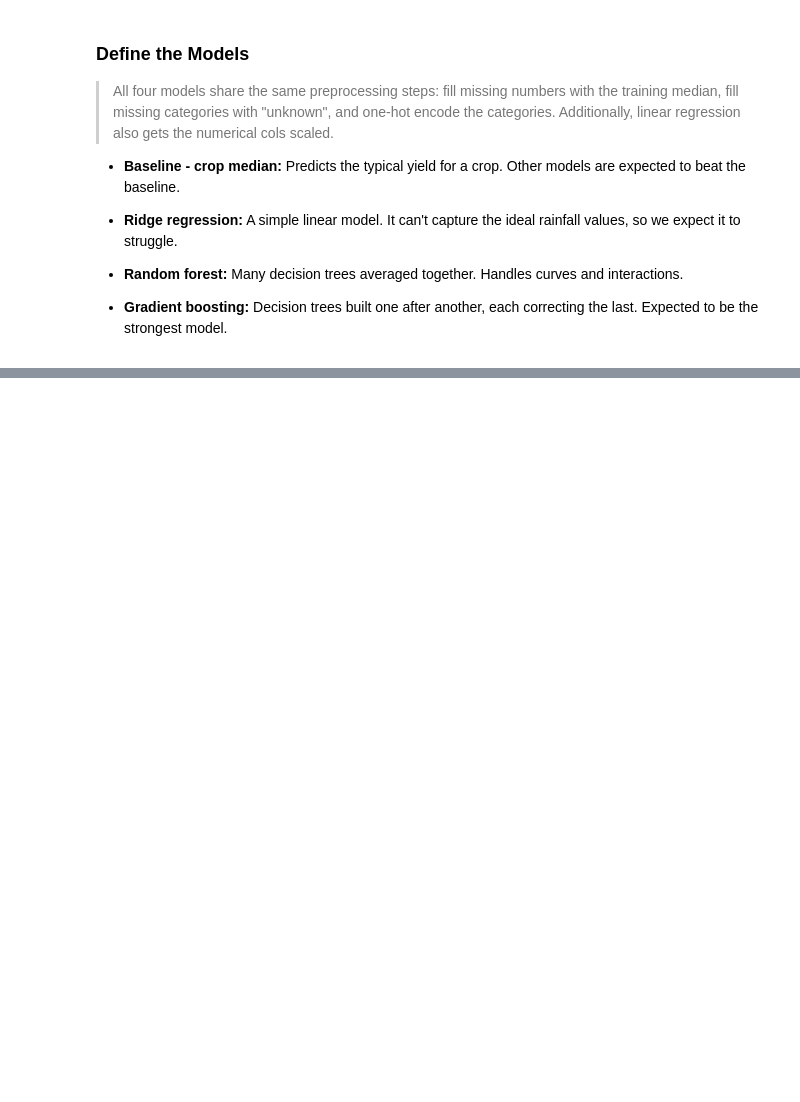
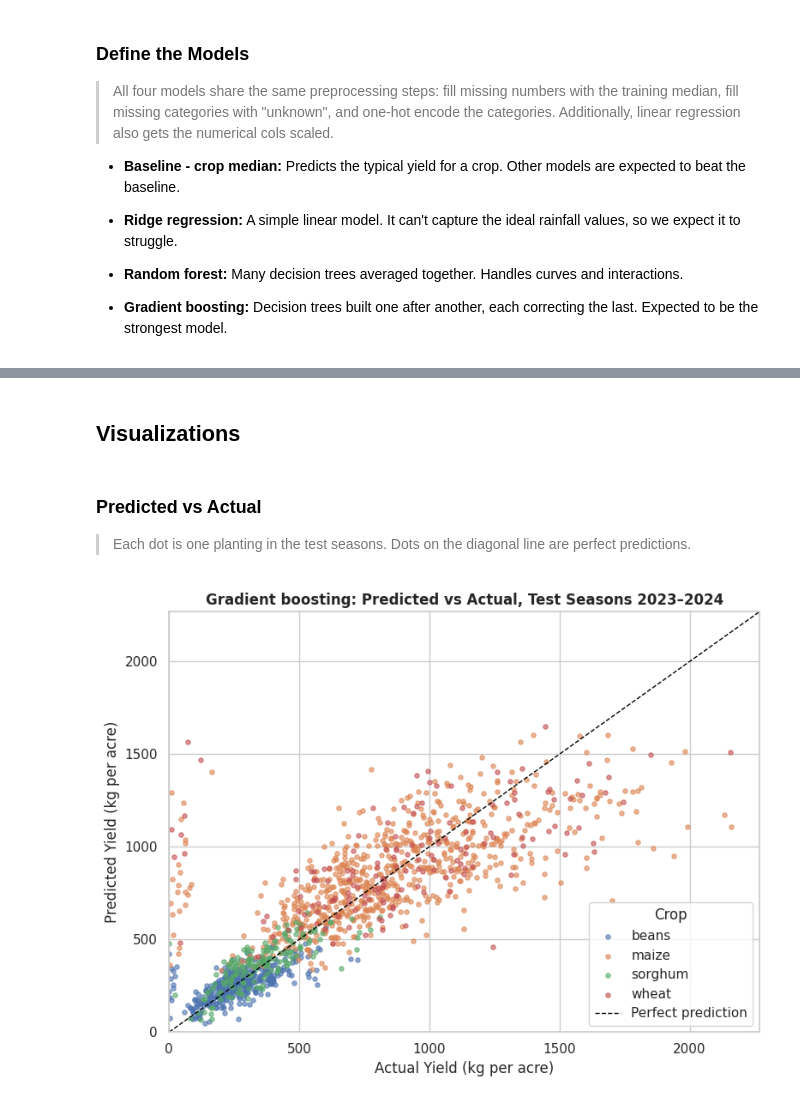
Before and after one commit to edi-kanyua/Predictive-Modeling-in-Agriculture, a Jupyter notebook: Yield_Model.ipynb, the cells around one changed output, grey strips where cells are left out. Saved outputs shown, nothing was run; the diff lists cells and outputs as text; code cells hidden in the pictures; blank space fills up the shorter version.

```diff
--- a/Yield_Model.ipynb
+++ b/Yield_Model.ipynb
@@ -138,0 +269,10 @@ Target dimensions: (2996,) (1455,)
+# %%
+# Scoring by crops
+by_crop = []
+for crop, grp in test.assign(pred=pred_test).groupby("crop"):
+    by_crop.append({"crop": crop, "n_test": len(grp),
+                    "mean_actual": grp[target].mean(),
+                    "MAE": mean_absolute_error(grp[target], grp["pred"]),
+                    "MAE_pct_of_mean": mean_absolute_error(grp[target], grp["pred"]) / grp[target].mean(),
+                    "R2_within_crop": r2_score(grp[target], grp["pred"])})
+pd.DataFrame(by_crop).set_index("crop").round(2)
@@ -138,0 +286,54 @@ Target dimensions: (2996,) (1455,)
+# %% [markdown]
+## Visualizations
+# %% [markdown]
+### Predicted vs Actual
+
+> Each dot is one planting in the test seasons. Dots on the diagonal line are perfect predictions.
+# %%
+sns.set_theme(style="whitegrid")
+
+fig, ax = plt.subplots(figsize=(8, 6))
+
+# Combine predictions with the test dataset
+plot_data = test.copy()
+plot_data["pred"] = pred_test
+
+# Plot actual vs predicted yield for each crop
+for crop, grp in plot_data.groupby("crop"):
+    ax.scatter(
+        grp[target],
+        grp["pred"],
+        s=14,
+        alpha=0.6,
+        label=crop
+    )
+
+# Calculate common axis limits
+max_val = max(
+    plot_data[target].max(),
+    plot_data["pred"].max()
+)
+
+lim = [0, max_val * 1.05]
+
+# Perfect prediction reference line
+ax.plot(lim, lim, color="black", lw=1, ls="--", label="Perfect prediction")
+
+# Configure axes and title
+ax.set(
+    xlim=lim,
+    ylim=lim,
+    xlabel="Actual Yield (kg per acre)",
+    ylabel="Predicted Yield (kg per acre)"
+)
+
+ax.set_title(
+    f"{best_name}: Predicted vs Actual, Test Seasons 2023–2024",
+    fontweight="bold"
+)
+
+ax.legend(title="Crop", loc='lower right')
+plt.tight_layout()
+plt.show()
+# %% [output]
+[figure, added]
```
Also changed, not shown: parts of 17 cells of this notebook.
